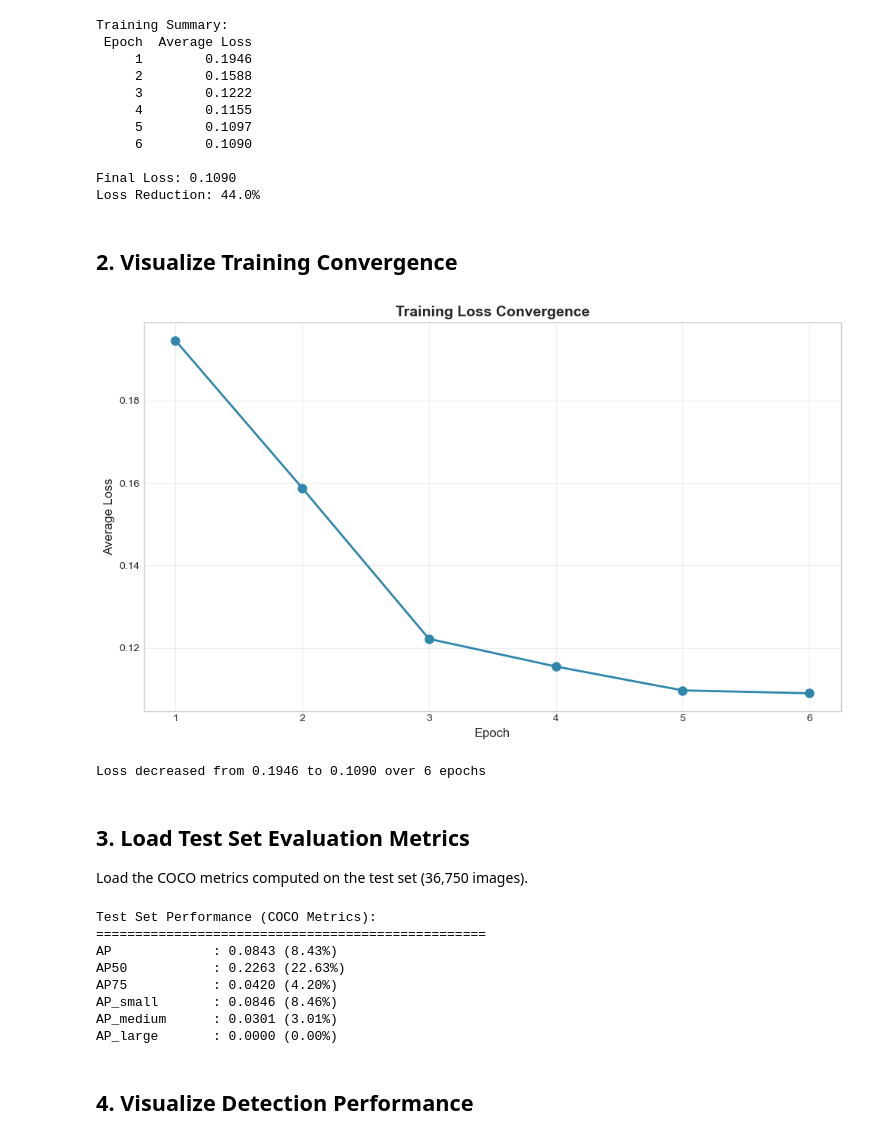
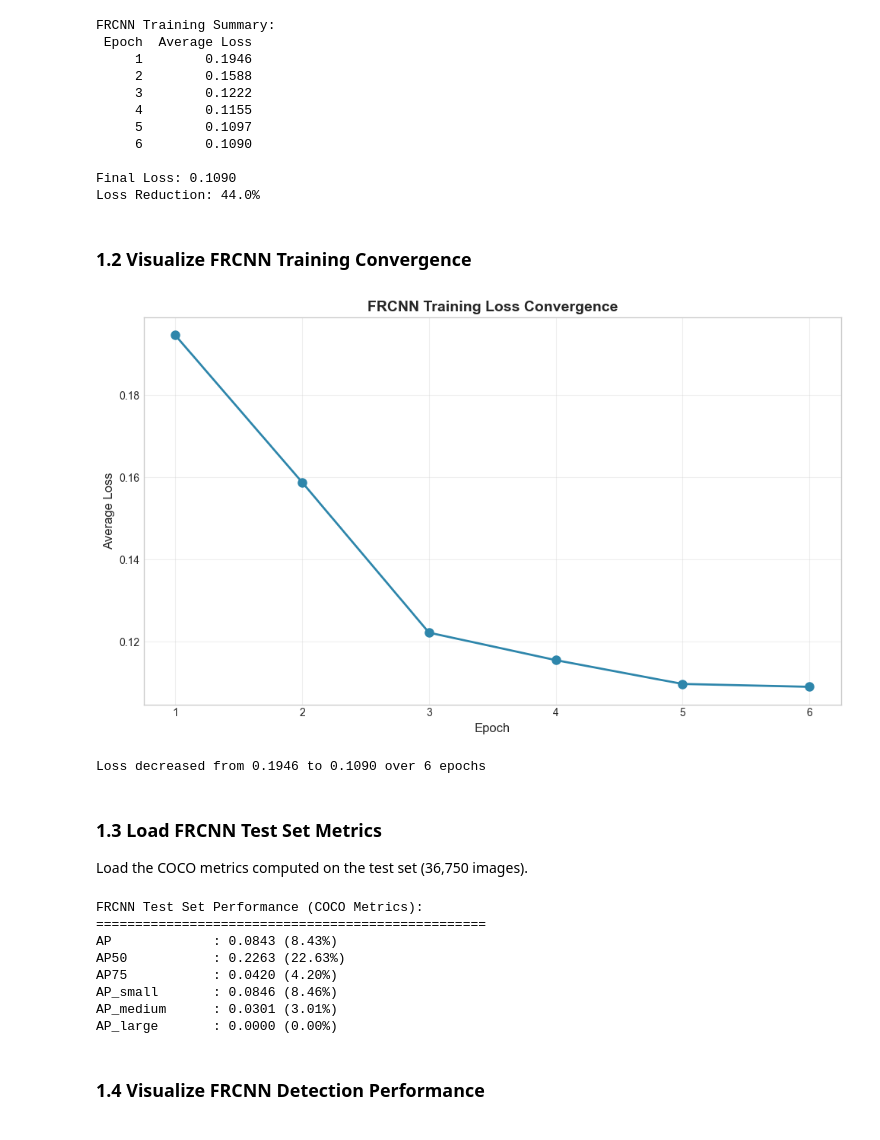
Before and after one commit to yash-patel-01/computervision_project, a Jupyter notebook: model_evaluation.ipynb, the cells around one changed output. Cells and saved outputs as stored; diff of their text form; code cells hidden in the pictures.

```diff
--- a/model_evaluation.ipynb
+++ b/model_evaluation.ipynb
@@ -14,8 +26,8 @@ plt.rcParams['figure.figsize'] = (12, 6)
 
 Extract loss values from the training log to visualize convergence across epochs.
 # %%
-# Parse training log
-log_path = Path('tracking_baseline/train/training.log')
+# Parse FRCNN training log
+log_path = Path('tracking_baseline/train/runs/frcnn/training_frcnn.log')
 epochs = []
 avg_losses = []
 
@@ -33,17 +45,17 @@ with open(log_path, 'r') as f:
             epochs.append(epoch)
             avg_losses.append(avg_loss)
 
-training_df = pd.DataFrame({
+frcnn_training_df = pd.DataFrame({
     'Epoch': epochs,
     'Average Loss': avg_losses
 })
 
-print("Training Summary:")
-print(training_df.to_string(index=False))
+print("FRCNN Training Summary:")
+print(frcnn_training_df.to_string(index=False))
 print(f"\nFinal Loss: {avg_losses[-1]:.4f}")
 print(f"Loss Reduction: {((avg_losses[0] - avg_losses[-1]) / avg_losses[0] * 100):.1f}%")
 # %% [output]
-Training Summary:
+FRCNN Training Summary:
  Epoch  Average Loss
      1        0.1946
      2        0.1588
@@ -55,44 +67,44 @@ Training Summary:
 Final Loss: 0.1090
 Loss Reduction: 44.0%
 # %% [markdown]
-## 2. Visualize Training Convergence
+### 1.2 Visualize FRCNN Training Convergence
 # %%
 fig, ax = plt.subplots(figsize=(10, 6))
-ax.plot(training_df['Epoch'], training_df['Average Loss'],
+ax.plot(frcnn_training_df['Epoch'], frcnn_training_df['Average Loss'],
         marker='o', linewidth=2, markersize=8, color='#2E86AB')
 ax.set_xlabel('Epoch', fontsize=12)
 ax.set_ylabel('Average Loss', fontsize=12)
-ax.set_title('Training Loss Convergence', fontsize=14, fontweight='bold')
+ax.set_title('FRCNN Training Loss Convergence', fontsize=14, fontweight='bold')
 ax.grid(True, alpha=0.3)
 plt.tight_layout()
 plt.show()
 
 print(f"Loss decreased from {avg_losses[0]:.4f} to {avg_losses[-1]:.4f} over {len(epochs)} epochs")
 # %% [output]
-[figure, old version]
+[figure, new version]
 Loss decreased from 0.1946 to 0.1090 over 6 epochs
 # %% [markdown]
-## 3. Load Test Set Evaluation Metrics
+### 1.3 Load FRCNN Test Set Metrics
 
 Load the COCO metrics computed on the test set (36,750 images).
 # %%
-# Load evaluation results
-eval_path = Path('tracking_baseline/train/runs/frcnn/eval_metrics.json')
+# Load FRCNN evaluation results
+frcnn_eval_path = Path('tracking_baseline/train/runs/frcnn/eval_metrics_frcnn.json')
 
-if eval_path.exists():
-    with open(eval_path, 'r') as f:
-        metrics = json.load(f)
+if frcnn_eval_path.exists():
+    with open(frcnn_eval_path, 'r') as f:
+        frcnn_metrics = json.load(f)
 
-    print("Test Set Performance (COCO Metrics):")
+    print("FRCNN Test Set Performance (COCO Metrics):")
     print("=" * 50)
-    for metric, value in metrics.items():
+    for metric, value in frcnn_metrics.items():
         print(f"{metric:15s}: {value:.4f} ({value*100:.2f}%)")
 else:
-    print(f"Evaluation metrics not found at {eval_path}")
-    print("Run eval_coco.py first to generate metrics.")
-    metrics = None
+    print(f"Evaluation metrics not found at {frcnn_eval_path}")
+    print("Run eval_coco_frcnn.py first to generate metrics.")
+    frcnn_metrics = None
 # %% [output]
-Test Set Performance (COCO Metrics):
+FRCNN Test Set Performance (COCO Metrics):
 ==================================================
 AP             : 0.0843 (8.43%)
 AP50           : 0.2263 (22.63%)
@@ -101,5 +113,5 @@ AP_small       : 0.0846 (8.46%)
 AP_medium      : 0.0301 (3.01%)
 AP_large       : 0.0000 (0.00%)
 # %% [markdown]
-## 4. Visualize Detection Performance
+### 1.4 Visualize FRCNN Detection Performance
 # %%
```
Also changed, not shown: parts of 22 cells of this notebook, 16 other files.
